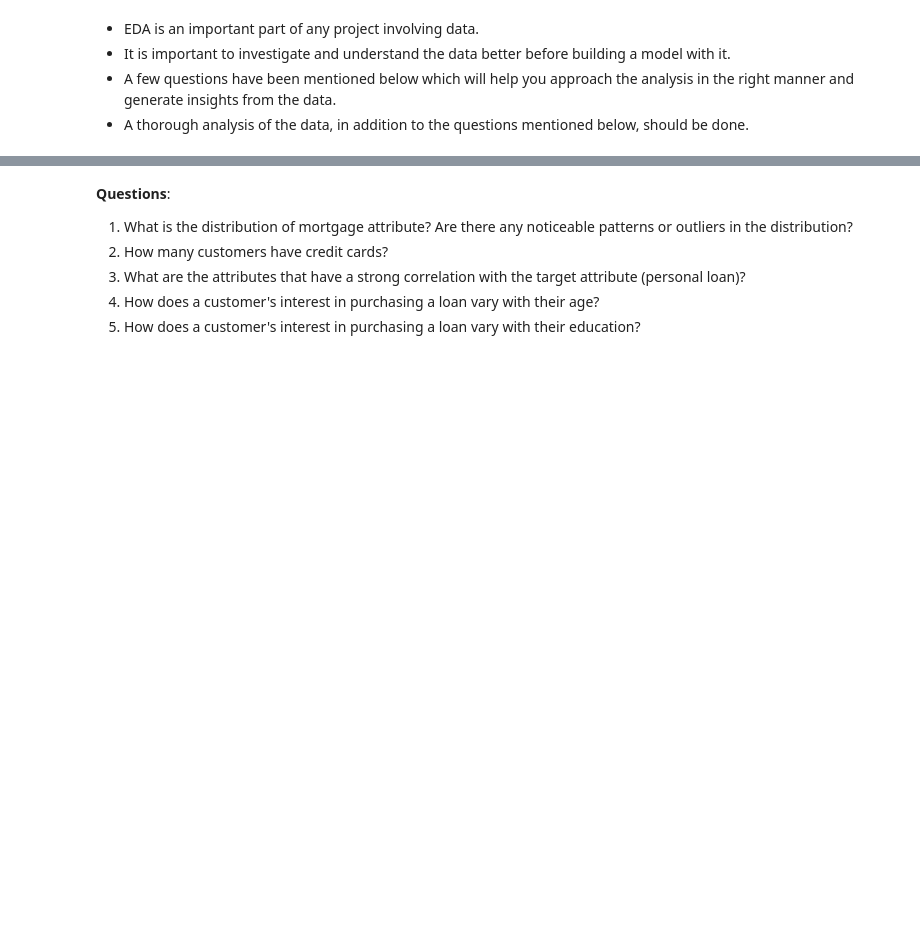
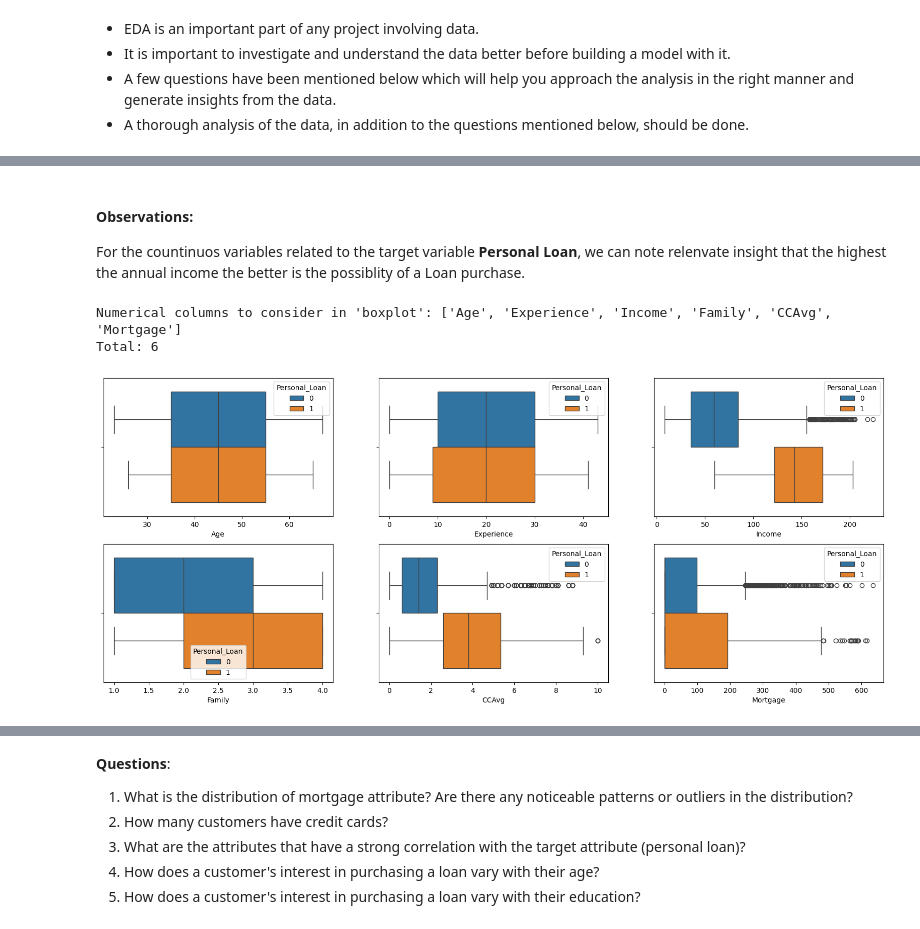
Before and after one commit to Celsius1313/AdvancedAnalyticsML01, a Jupyter notebook: ML_Project_Loan_Prediction_Celsio_Cosme.ipynb, the cells around one changed output, grey strips where cells are left out. Saved outputs shown, nothing was run; the diff lists cells and outputs as text; code cells hidden in the pictures; blank space fills up the shorter version.

```diff
--- a/ML_Project_Loan_Prediction_Celsio_Cosme.ipynb
+++ b/ML_Project_Loan_Prediction_Celsio_Cosme.ipynb
@@ -189,0 +284,15 @@ df.describe().T
+# %% [markdown]
+#### **Observations:**
+For the countinuos variables related to the target variable **Personal Loan**, we can note relenvate insight that the highest the annual income the better is the possiblity of a Loan purchase.
+# %%
+numerical_columns = df.select_dtypes(exclude="object").columns.to_list()
+print("Numerical columns to consider in 'boxplot': ", numerical_columns[1:], "\nTotal: ", len(numerical_columns[1:]), sep="", end="\n\n")
+
+plt.figure(figsize=(20,25))
+for index, column in enumerate(numerical_columns[1:]):
+    plt.subplot(6, 3, index+1)
+    sns.boxplot(df, x=column, hue="Personal_Loan");
+# %% [output]
+Numerical columns to consider in 'boxplot': ['Age', 'Experience', 'Income', 'Family', 'CCAvg', 'Mortgage']
+Total: 6
+[figure, added]
```
Also changed, not shown: parts of 34 cells of this notebook.
